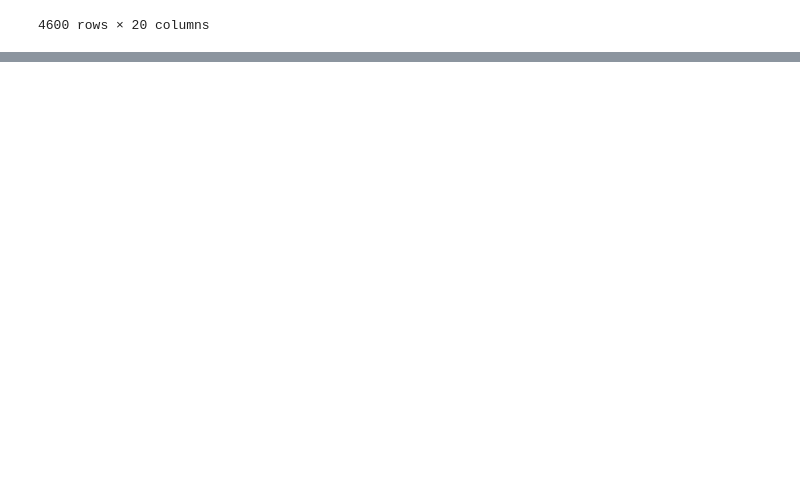
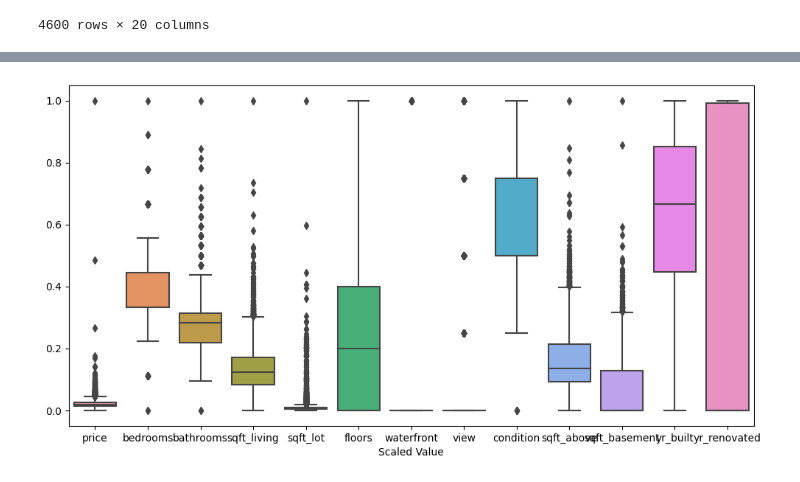
Before and after one commit to rahul-727/AML_EX1, a Jupyter notebook: 2348544_Ex1.ipynb, the cells around one changed output, grey strips where cells are left out. Saved outputs shown, nothing was run; the diff lists cells and outputs as text; code cells hidden in the pictures; blank space fills up the shorter version.

```diff
--- a/2348544_Ex1.ipynb
+++ b/2348544_Ex1.ipynb
@@ -172,0 +176,4 @@ plt.show()
+# %%
+bins=[1900,1920,1940,1960,1980,2000,2020]
+labels=['1900-1920','1920-1940','1940-1960','1960-1980','1980-2000','2000+']
+df['Yr_built_bins']=pd.cut(df['yr_built'],bins=bins,labels=labels)
@@ -172,0 +191,4 @@ plt.show()
+# %%
+bins=[300,1800,3300,4800,6300,7800,9300,10800]
+labels=['300-1800','1800-3300','3300-4800','4800-6300','6300-7800','7800-9300','9300+']
+df['Sqft_Above_bins']=pd.cut(df['sqft_above'],bins=bins,labels=labels)
@@ -172,0 +229,12 @@ plt.show()
+# %%
+scaler = MinMaxScaler()
+for column in df.columns:
+    if df[column].dtype == 'int64' or df[column].dtype == 'float64':
+        df[[column]] = scaler.fit_transform(df[[column]])
+# %%
+plt.figure(figsize=(12, 6))
+sns.boxplot(data=df, orient="v")
+plt.xlabel("Scaled Value")
+plt.show()
+# %% [output]
+[figure, added]
```
Also changed, not shown: parts of 12 cells of this notebook.
